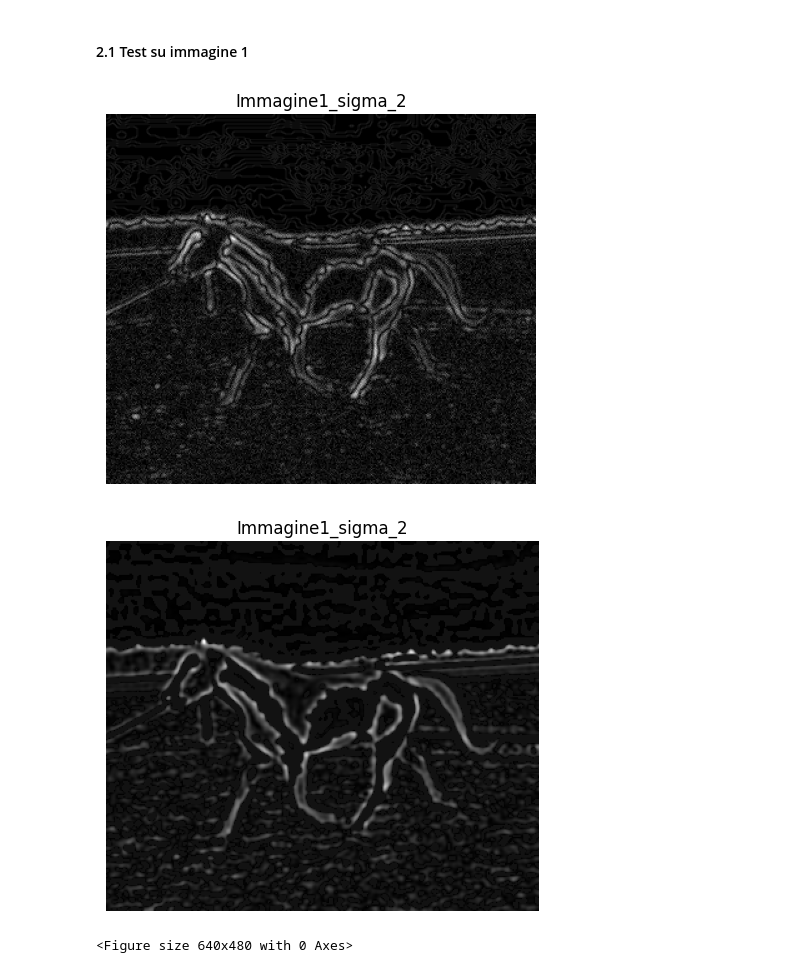
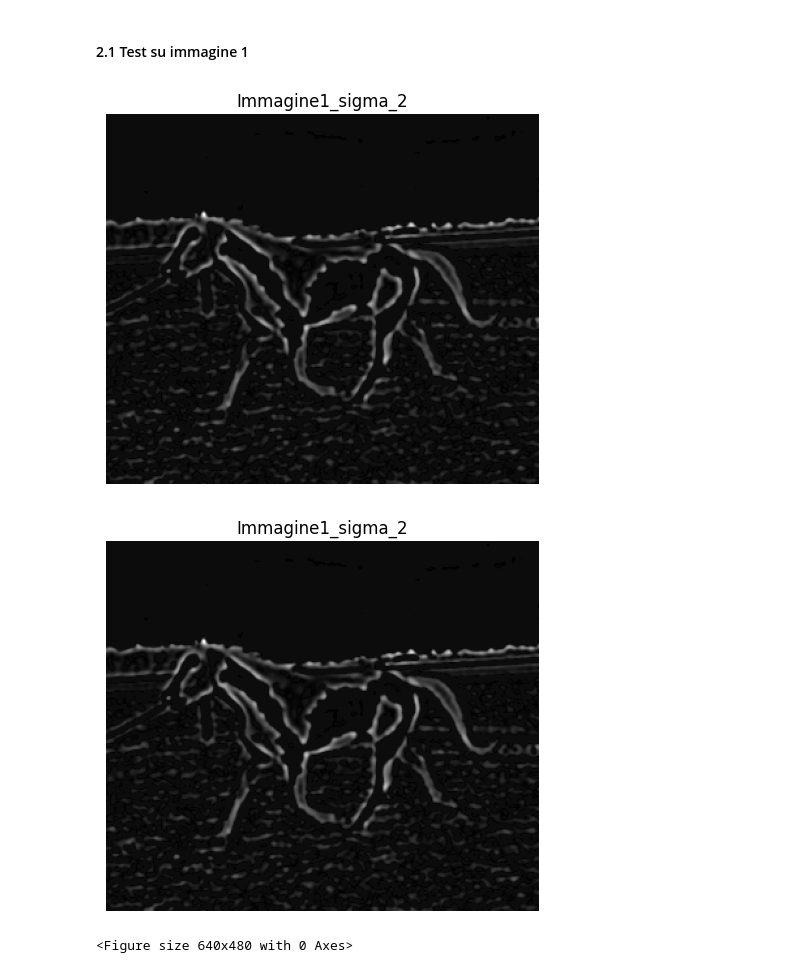
Before and after one commit to francealip/assignment_1_ISPR_23-24, a Jupyter notebook: src/LoG_detector.ipynb, the cells around one changed output. Cells and saved outputs as stored; diff of their text form; code cells hidden in the pictures.

```diff
--- a/src/LoG_detector.ipynb
+++ b/src/LoG_detector.ipynb
@@ -41,8 +41,13 @@ def laplacian_of_gaussian(sigma):
     :return: LoG filter kernel
     """
     size = np.ceil(6*sigma)
+
+    #fix odd size for centering the filter
+    if(size%2 == 0):
+        size = size + 1
+
     # Create vector of coordinates
-    x, y = np.meshgrid(np.arange(-size//2, size//2 + 1), np.arange(-size//2, size//2 + 1))
+    x, y = np.meshgrid(np.arange(-size//2 + 1, size//2 + 1), np.arange(-size//2 + 1, size//2 + 1))
 
     # Compute normalized laplacian of a Gaussian function using the coordinates
     log = ((-1/(np.pi * sigma**2))*(1-((x*x+y*y)/(2*sigma**2)))*np.exp(-(x*x+y*y)/(2*sigma**2)))
@@ -86,7 +91,7 @@ def thresholding(img):
     :return: thresholded image
     """
     img = np.array(img)
-    threshold =  0.5 * (np.max(img) + np.min(img)) #np.average(img)
+    threshold =  np.average(img)
     img[img < threshold] = 0
     return img
 
@@ -207,32 +218,44 @@ img1, img2, img3 = read_images(img_dir)
 # %%
 import cv2
 import numpy as np
 
-sigma =  2
+sigma = 2
 img = img2
 # Apply Gaussian blur with sigma
 blurred = cv2.GaussianBlur(np.array(img), (0, 0), sigma)
 
 # Apply Laplacian of Gaussian (LoG) filter
 result1 = cv2.Laplacian(blurred, cv2.CV_64F)
 result1 = np.uint8(np.absolute(result1))
 
+def LoG(sigma):
+    #window size
+    n = np.ceil(sigma*6)
+    y,x = np.ogrid[-n//2:n//2+1,-n//2:n//2+1]
+    y_filter = np.exp(-(y*y/(2.*sigma*sigma)))
+    x_filter = np.exp(-(x*x/(2.*sigma*sigma)))
+    final_filter = (-(2*sigma**2) + (x*x + y*y) ) *  (x_filter*y_filter) * (1/(2*np.pi*sigma**4))
+    return final_filter
 
+
+filter = laplacian_of_gaussian(sigma)
+result2 = thresholding(convolution(img, filter))
 filter = laplacian_of_gaussian(sigma)
 result = thresholding(convolution(img, filter))
 
 #plot_image(img1,2,0)
-plot_image(result1,1,sigma)
+
+plot_image(result2,1,sigma)
 plot_image(result,1,sigma)
 
 # Imposta le opzioni di stampa per visualizzare l'intero array senza limitazioni
 np.set_printoptions(threshold=np.inf)
 
 #print(convolution(img, filter)[0])
 #print(result1[0])
 #print(result)
 # %% [output]
-[figure, old version]
+[figure, new version]
 [figure]
 <Figure size 640x480 with 0 Axes>
 # %%
```
Also changed, not shown: parts of 3 cells of this notebook.
